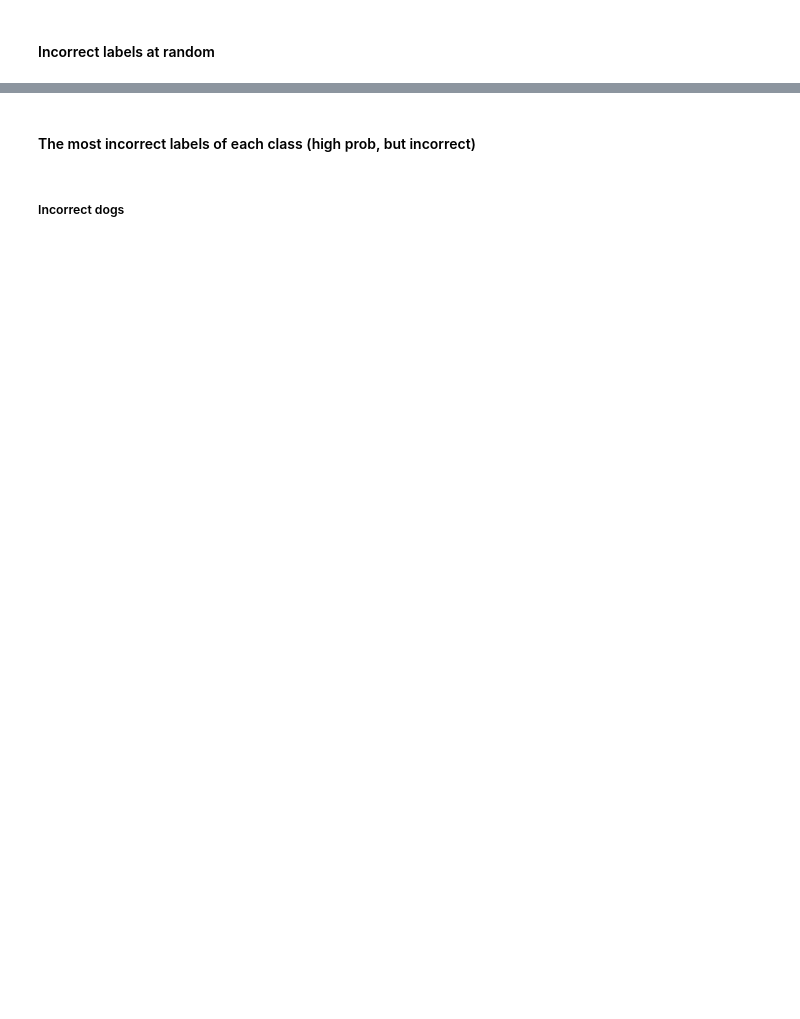
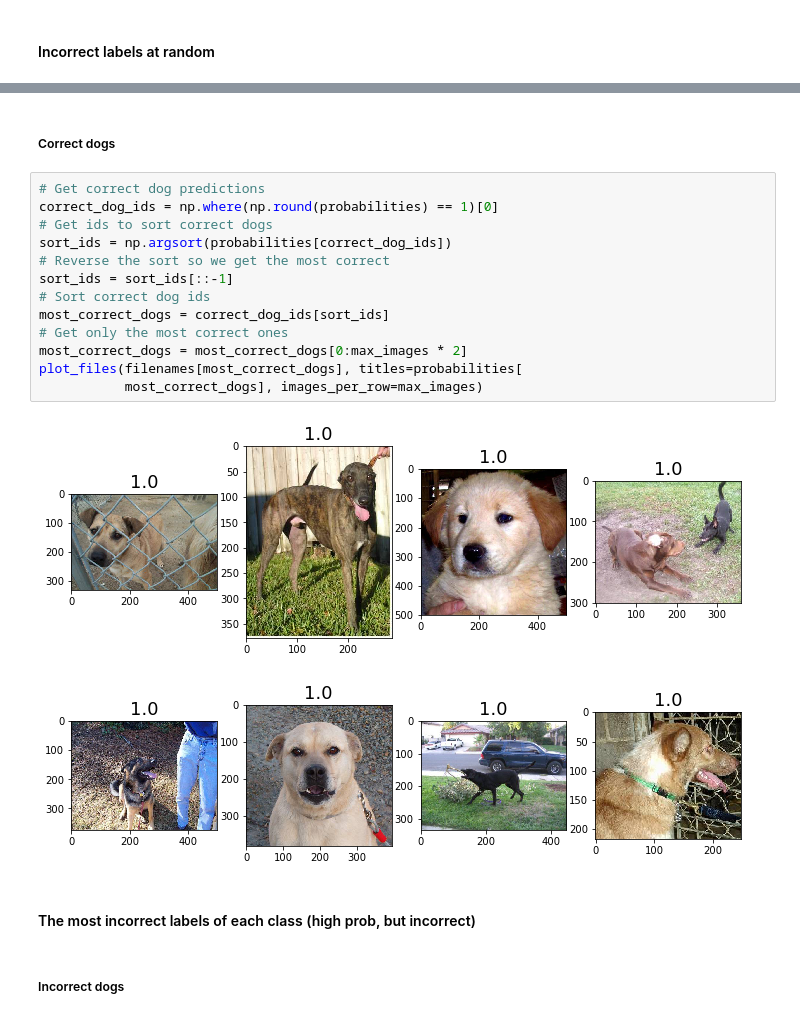
Before and after one commit to slavivanov/fast.ai, a Jupyter notebook: cats-dogs.ipynb, the cells around one changed output, grey strips where cells are left out. Cells and saved outputs as stored; diff of their text form; blank space fills up the shorter version.

```diff
--- a/cats-dogs.ipynb
+++ b/cats-dogs.ipynb
@@ -259,3 +463,21 @@ plot_files(filenames[incorrects],
+# %% [markdown]
+##### Correct dogs
+# %%
+# Get correct dog predictions
+correct_dog_ids = np.where(np.round(probabilities) == 1)[0]
+# Get ids to sort correct dogs
+sort_ids = np.argsort(probabilities[correct_dog_ids])
+# Reverse the sort so we get the most correct
+sort_ids = sort_ids[::-1]
+# Sort correct dog ids
+most_correct_dogs = correct_dog_ids[sort_ids]
+# Get only the most correct ones
+most_correct_dogs = most_correct_dogs[0:max_images * 2]
+plot_files(filenames[most_correct_dogs], titles=probabilities[
+           most_correct_dogs], images_per_row=max_images)
+# %% [output]
+[figure, added]
+[figure, added]
 # %% [markdown]
 #### The most incorrect labels of each class (high prob, but incorrect)
 # %% [markdown]
```
Also changed, not shown: parts of 57 cells of this notebook.
